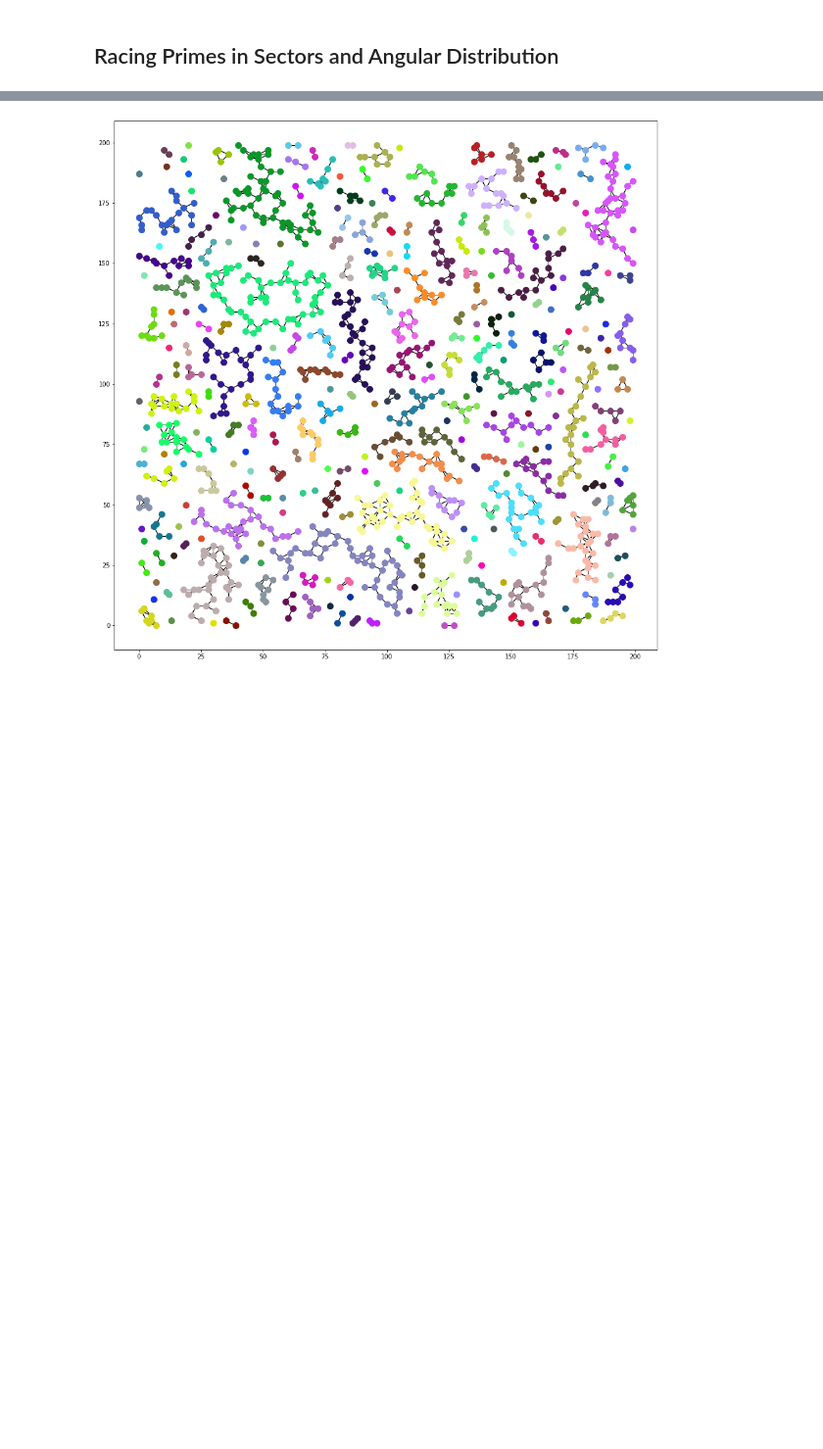
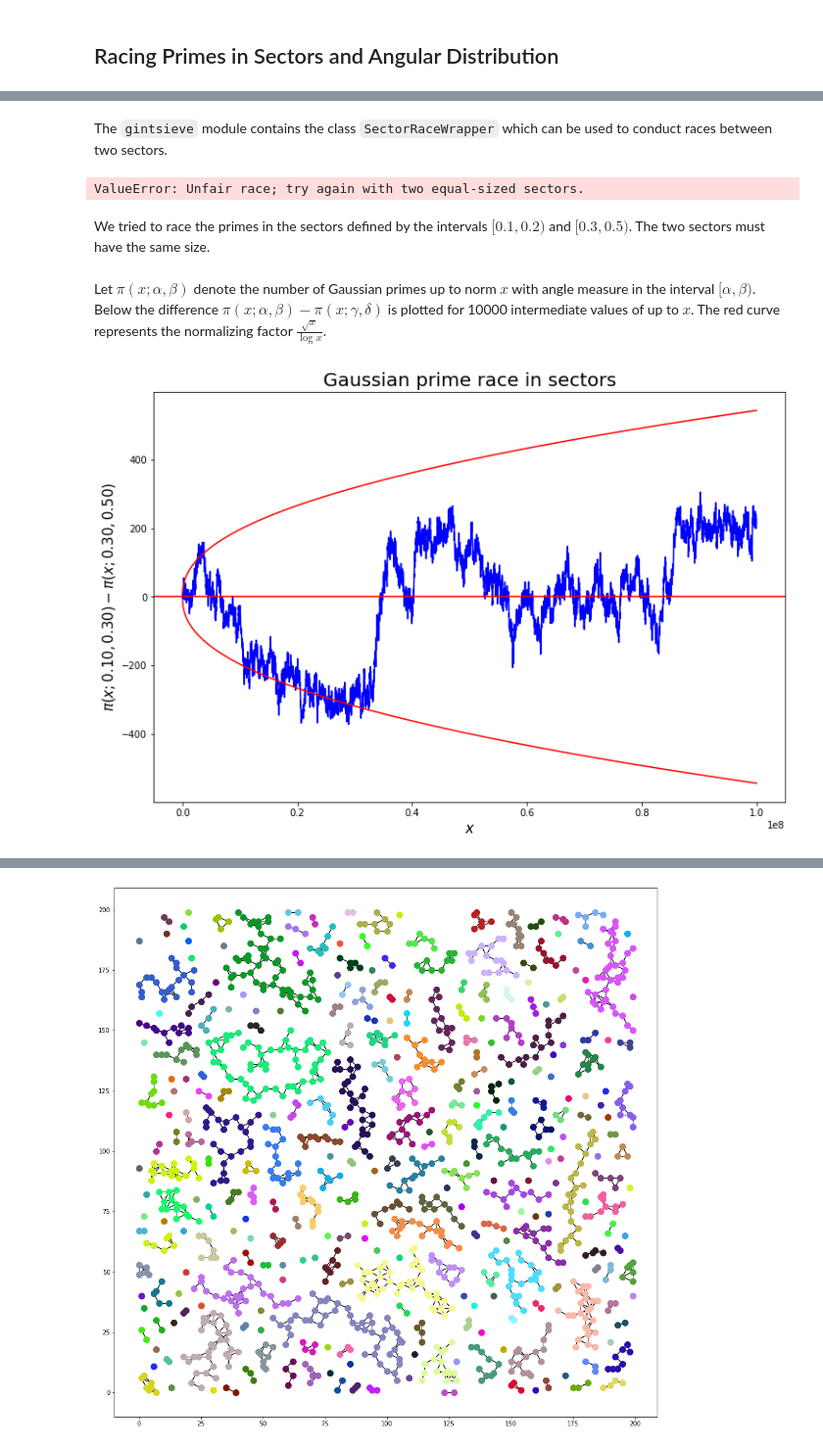
Before and after one commit to zebengberg/gaussian-integer-sieve, a Jupyter notebook: python/examples.ipynb, the cells around one changed output, grey strips where cells are left out. Shown at 98% size. Cells and saved outputs as stored; diff of their text form; code cells hidden in the pictures; blank space fills up the shorter version.

Commit message:
included race examples in jupyter notebook

```diff
--- a/python/examples.ipynb
+++ b/python/examples.ipynb
@@ -122,0 +123,16 @@ for k in range(20):
+# %% [markdown]
+The `gintsieve` module contains the class `SectorRaceWrapper` which can be used to conduct races between two sectors.
+# %%
+s = SectorRaceWrapper(10 ** 7, .1, .2, .3, .5, 10000)
+# %% [output]
+ValueError: Unfair race; try again with two equal-sized sectors.
+# %% [markdown]
+We tried to race the primes in the sectors defined by the intervals $[0.1, 0.2)$ and $[0.3, 0.5)$. The two sectors must have the same size.
+# %%
+s = SectorRaceWrapper(10 ** 8, .1, .3, .3, .5, 10000)
+# %% [markdown]
+Let $\pi(x; \alpha, \beta)$ denote the number of Gaussian primes up to norm $x$ with angle measure in the interval $[\alpha, \beta)$. Below the difference $\pi(x; \alpha, \beta) - \pi(x; \gamma, \delta)$ is plotted for 10000 intermediate values of up to $x$. The red curve represents the normalizing factor $\frac{\sqrt{x}}{\log x}$.
+# %%
+s.plot_race()
+# %% [output]
+[figure, added]
```
Also changed, not shown: parts of 17 cells of this notebook, 1 other file.
